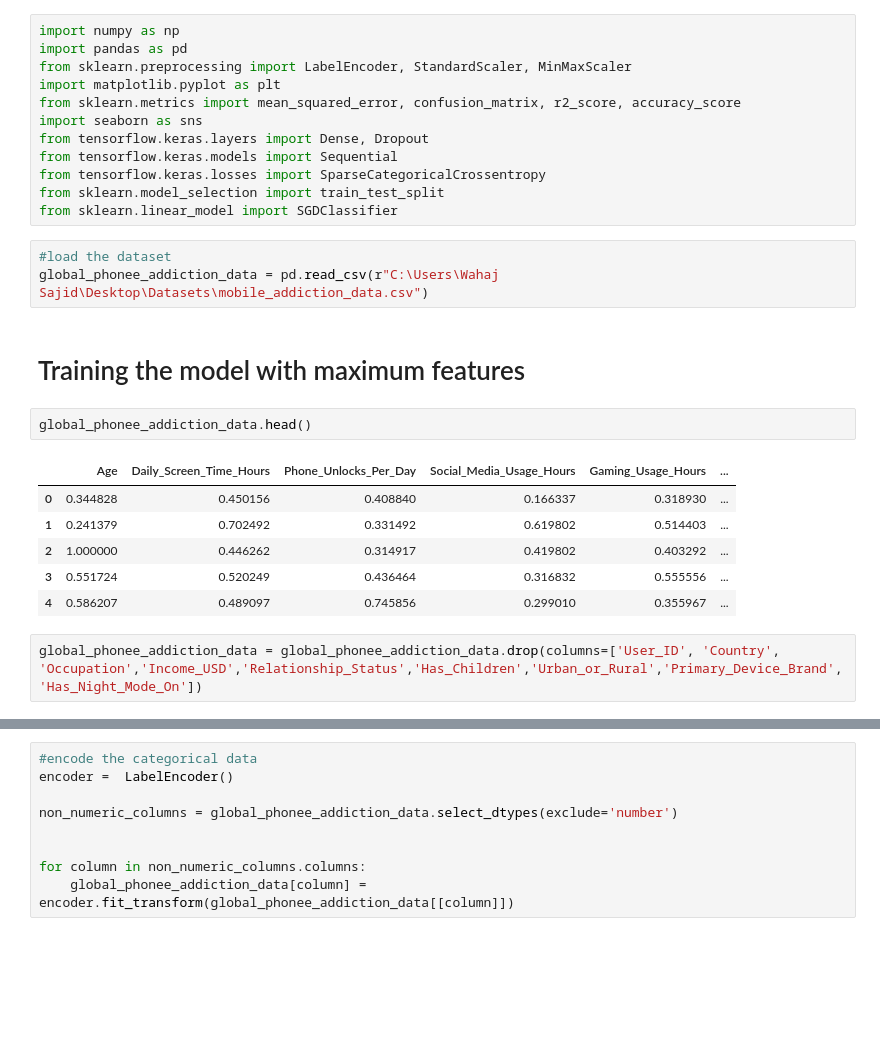
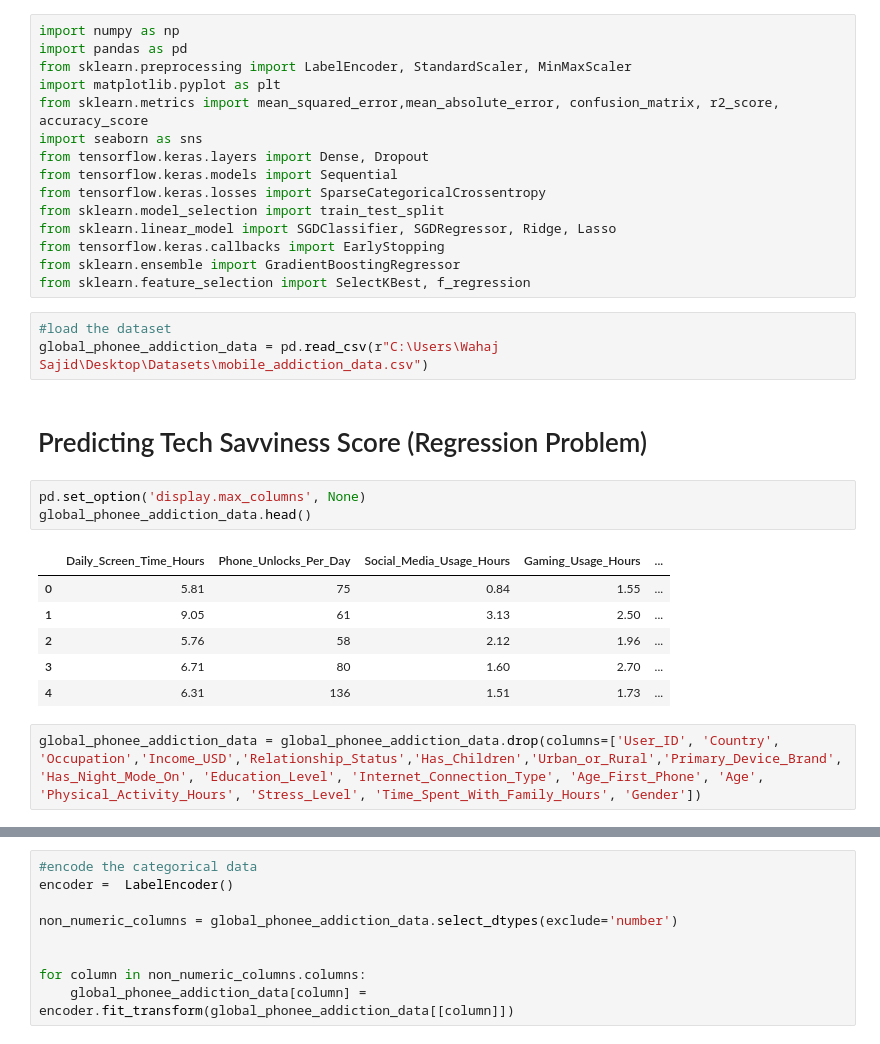
Before and after one commit to WahajSajid/Machine-Learning, a Jupyter notebook: ML/SupervisedAlgorithms/Phone Addiction.ipynb, the cells around one changed output, grey strips where cells are left out. Cells and saved outputs as stored; diff of their text form; blank space fills up the shorter version.

Commit message:
phone addiction

```diff
--- a/ML/SupervisedAlgorithms/Phone Addiction.ipynb
+++ b/ML/SupervisedAlgorithms/Phone Addiction.ipynb
@@ -3,26 +3,30 @@ import numpy as np
 import pandas as pd
 from sklearn.preprocessing import LabelEncoder, StandardScaler, MinMaxScaler
 import matplotlib.pyplot as plt
-from sklearn.metrics import mean_squared_error, confusion_matrix, r2_score, accuracy_score
+from sklearn.metrics import mean_squared_error,mean_absolute_error, confusion_matrix, r2_score, accuracy_score
 import seaborn as sns
 from tensorflow.keras.layers import Dense, Dropout
 from tensorflow.keras.models import Sequential
 from tensorflow.keras.losses import SparseCategoricalCrossentropy
 from sklearn.model_selection import train_test_split
-from sklearn.linear_model import SGDClassifier
+from sklearn.linear_model import SGDClassifier, SGDRegressor, Ridge, Lasso
+from tensorflow.keras.callbacks import EarlyStopping
+from sklearn.ensemble import GradientBoostingRegressor
+from sklearn.feature_selection import SelectKBest, f_regression
 # %%
 #load the dataset
 global_phonee_addiction_data = pd.read_csv(r"C:\Users\Wahaj Sajid\Desktop\Datasets\mobile_addiction_data.csv")
 # %% [markdown]
-# Training the model with maximum features
+# Predicting Tech Savviness Score (Regression Problem)
 # %%
+pd.set_option('display.max_columns', None)
 global_phonee_addiction_data.head()
 # %% [output]
-|  | Age | Daily_Screen_Time_Hours | Phone_Unlocks_Per_Day | Social_Media_Usage_Hours | Gaming_Usage_Hours | ... |
-| 0 | 0.344828 | 0.450156 | 0.408840 | 0.166337 | 0.318930 | ... |
-| 1 | 0.241379 | 0.702492 | 0.331492 | 0.619802 | 0.514403 | ... |
-| 2 | 1.000000 | 0.446262 | 0.314917 | 0.419802 | 0.403292 | ... |
-| 3 | 0.551724 | 0.520249 | 0.436464 | 0.316832 | 0.555556 | ... |
-| 4 | 0.586207 | 0.489097 | 0.745856 | 0.299010 | 0.355967 | ... |
+|  | Daily_Screen_Time_Hours | Phone_Unlocks_Per_Day | Social_Media_Usage_Hours | Gaming_Usage_Hours | ... |
+| 0 | 5.81 | 75 | 0.84 | 1.55 | ... |
+| 1 | 9.05 | 61 | 3.13 | 2.50 | ... |
+| 2 | 5.76 | 58 | 2.12 | 1.96 | ... |
+| 3 | 6.71 | 80 | 1.60 | 2.70 | ... |
+| 4 | 6.31 | 136 | 1.51 | 1.73 | ... |
 # %%
-global_phonee_addiction_data = global_phonee_addiction_data.drop(columns=['User_ID', 'Country', 'Occupation','Income_USD','Relationship_Status','Has_Children','Urban_or_Rural','Primary_Device_Brand','Has_Night_Mode_On'])
+global_phonee_addiction_data = global_phonee_addiction_data.drop(columns=['User_ID', 'Country', 'Occupation','Income_USD','Relationship_Status','Has_Children','Urban_or_Rural','Primary_Device_Brand','Has_Night_Mode_On', 'Education_Level', 'Internet_Connection_Type', 'Age_First_Phone', 'Age', 'Physical_Activity_Hours', 'Stress_Level', 'Time_Spent_With_Family_Hours', 'Gender'])
```
Also changed, not shown: parts of 22 cells of this notebook.
